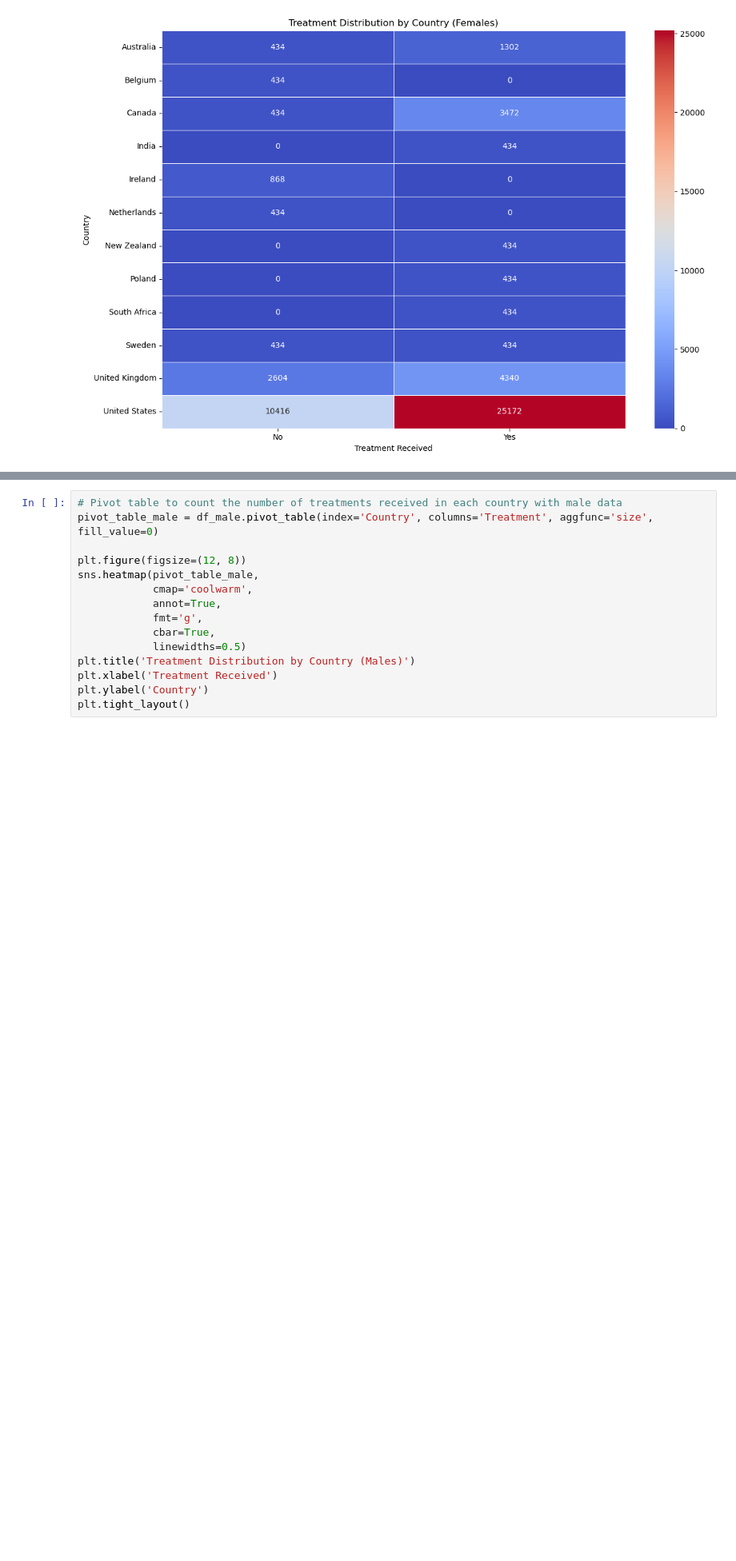
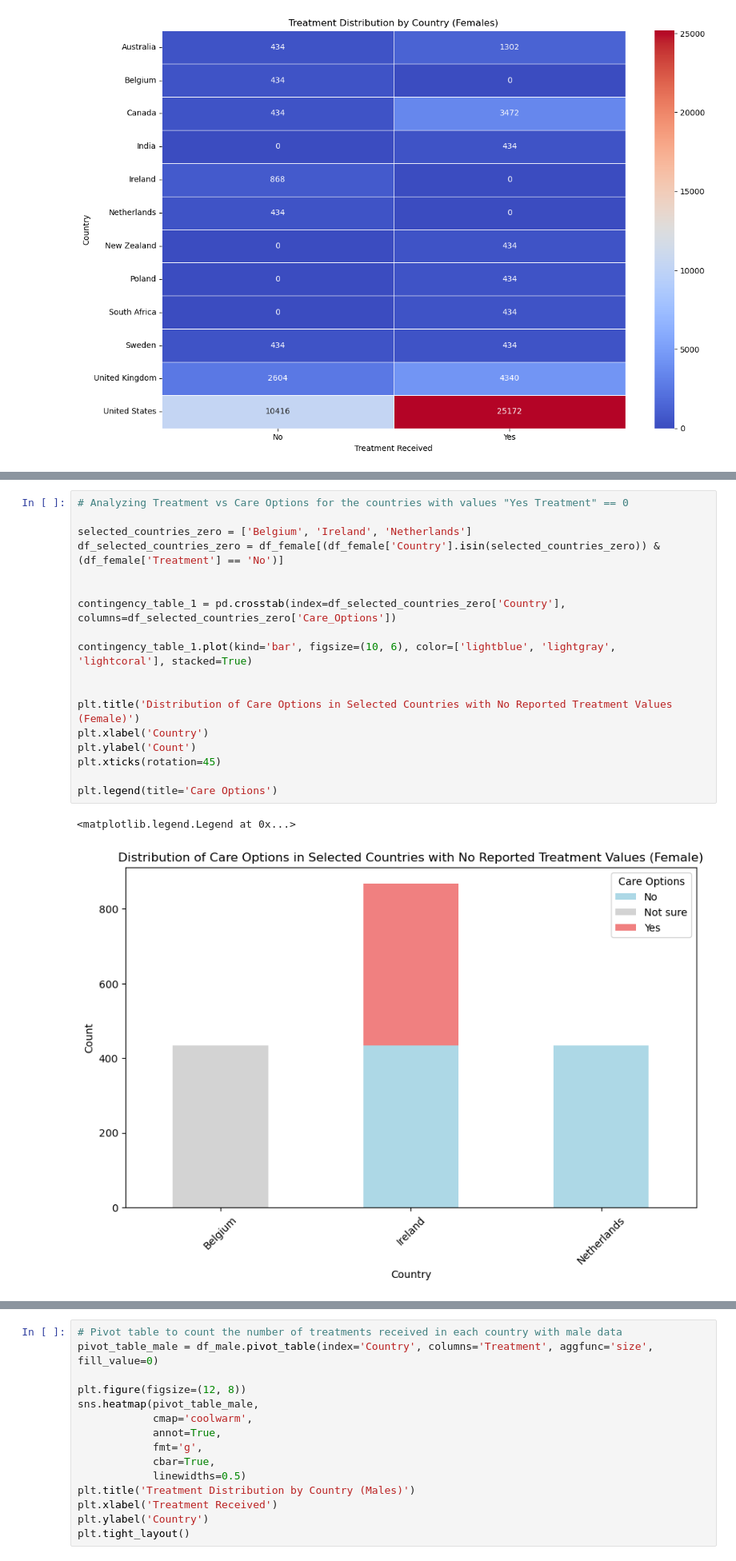
Before and after one commit to celefigs/EDA-milestone-3, a Jupyter notebook: Mental-Health- EDA.ipynb, the cells around one changed output, grey strips where cells are left out. Shown at 80% size. Drawn from its saved outputs; the diff is of its cells as text; blank space fills up the shorter version.

```diff
--- a/Mental-Health- EDA.ipynb
+++ b/Mental-Health- EDA.ipynb
@@ -171,2 +166,23 @@ It's interesting to note that countries like Ireland and the Netherlands report
 
 The disparity in treatment distribution among countries may reflect differences in awareness, access, and available resources to address women's mental health needs. Countries with a higher number of women receiving treatment may have greater awareness of the importance of treatment. Countries with a lower proportion of women receiving treatment may need increased attention and resources to address access barriers and improve awareness about mental health.
+# %%
+# Analyzing Treatment vs Care Options for the countries with values "Yes Treatment" == 0
+
+selected_countries_zero = ['Belgium', 'Ireland', 'Netherlands']
+df_selected_countries_zero = df_female[(df_female['Country'].isin(selected_countries_zero)) & (df_female['Treatment'] == 'No')]
+
+
+contingency_table_1 = pd.crosstab(index=df_selected_countries_zero['Country'], columns=df_selected_countries_zero['Care_Options'])
+
+contingency_table_1.plot(kind='bar', figsize=(10, 6), color=['lightblue', 'lightgray', 'lightcoral'], stacked=True)
+
+
+plt.title('Distribution of Care Options in Selected Countries with No Reported Treatment Values (Female)')
+plt.xlabel('Country')
+plt.ylabel('Count')
+plt.xticks(rotation=45)
+
+plt.legend(title='Care Options')
+# %% [output]
+<matplotlib.legend.Legend at 0x...>
+[figure, added]
```
Also changed, not shown: parts of 17 cells of this notebook.
